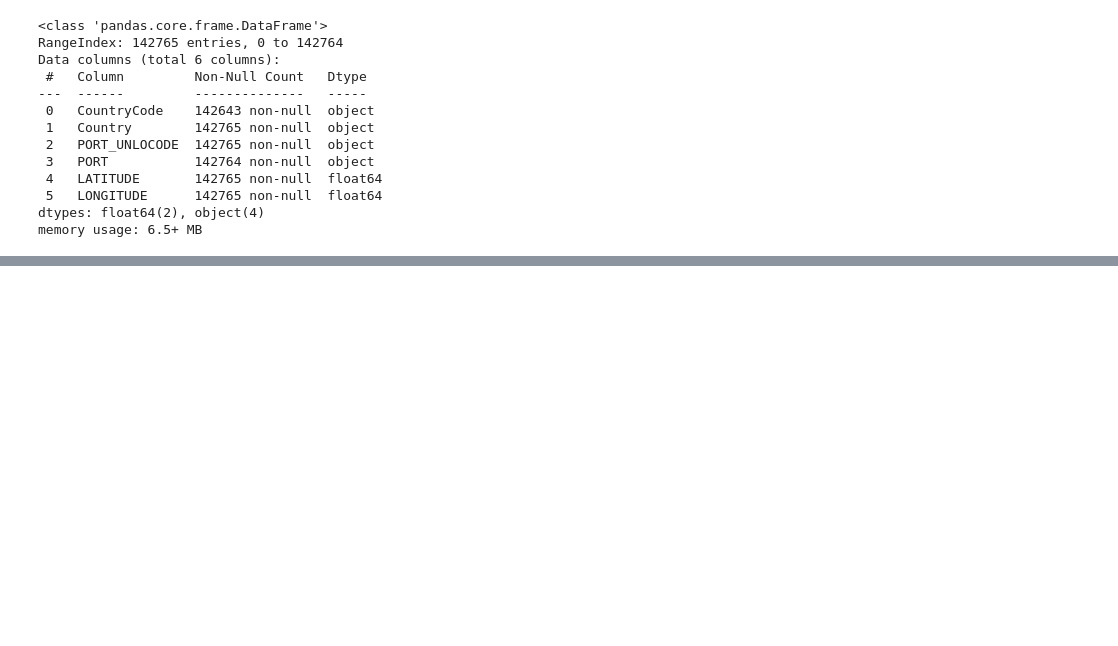
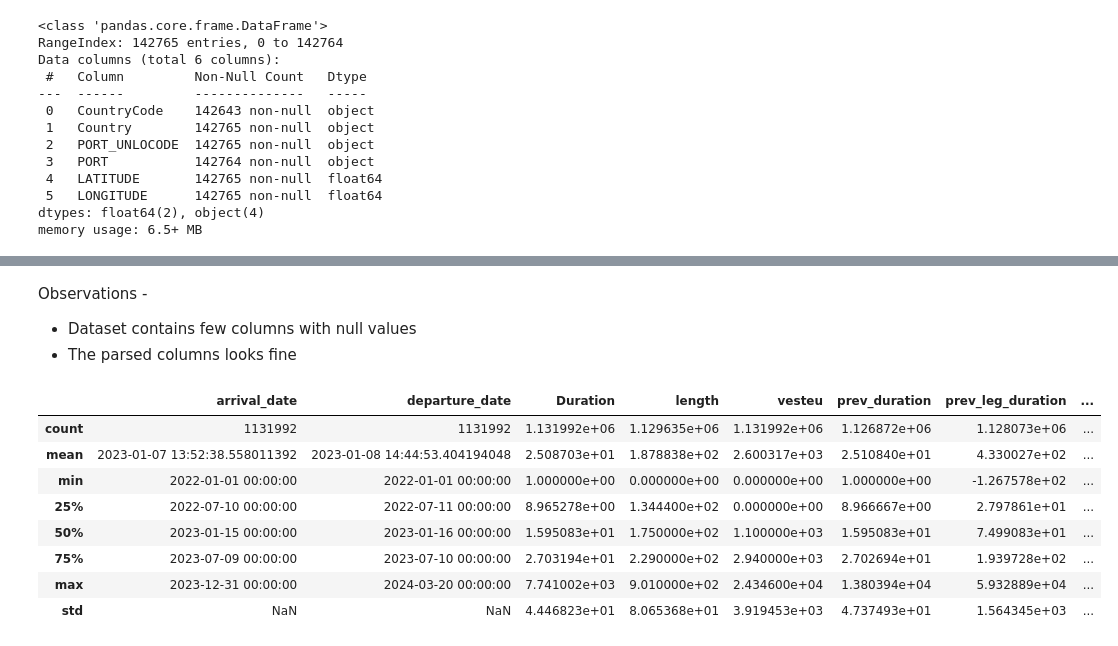
Before and after one commit to hargurjeet/Maersk, a Jupyter notebook: Solution_Notebook.ipynb, the cells around one changed output, grey strips where cells are left out. Saved outputs shown, nothing was run; the diff lists cells and outputs as text; code cells hidden in the pictures; blank space fills up the shorter version.

Commit message:
data prepared for EDA

```diff
--- a/Solution_Notebook.ipynb
+++ b/Solution_Notebook.ipynb
@@ -20,7 +20,11 @@ Repo.clone_from(repo_url, repo_dir)
 file_path  = "/content/Maersk/Vessel_journey_data.csv"
 date_cols = ['arrival_date', 'departure_date',
              'arrival_time', 'departure_time', 'prev_arrival_time', 'prev_departure_time', 'next_arrival_time']
+dtypes = {
+    'imo' : 'object',
+}
 
-vessel_data = pd.read_csv(file_path, parse_dates=date_cols)
+vessel_data = pd.read_csv(file_path, parse_dates=date_cols,dtype = dtypes)
 
+pd.set_option('display.max_columns', None)
 vessel_data.head(2)
@@ -111,0 +152,16 @@ vessel_geo_data.head()
+# %% [markdown]
+Observations -
+- Dataset contains few columns with null values
+- The parsed columns looks fine
+# %%
+vessel_data.describe()
+# %% [output]
+|  | arrival_date | departure_date | Duration | length | vesteu | prev_duration | prev_leg_duration | ... |
+| count | 1131992 | 1131992 | 1.131992e+06 | 1.129635e+06 | 1.131992e+06 | 1.126872e+06 | 1.128073e+06 | ... |
+| mean | 2023-01-07 13:52:38.558011392 | 2023-01-08 14:44:53.404194048 | 2.508703e+01 | 1.878838e+02 | 2.600317e+03 | 2.510840e+01 | 4.330027e+02 | ... |
+| min | 2022-01-01 00:00:00 | 2022-01-01 00:00:00 | 1.000000e+00 | 0.000000e+00 | 0.000000e+00 | 1.000000e+00 | -1.267578e+02 | ... |
+| 25% | 2022-07-10 00:00:00 | 2022-07-11 00:00:00 | 8.965278e+00 | 1.344400e+02 | 0.000000e+00 | 8.966667e+00 | 2.797861e+01 | ... |
+| 50% | 2023-01-15 00:00:00 | 2023-01-16 00:00:00 | 1.595083e+01 | 1.750000e+02 | 1.100000e+03 | 1.595083e+01 | 7.499083e+01 | ... |
+| 75% | 2023-07-09 00:00:00 | 2023-07-10 00:00:00 | 2.703194e+01 | 2.290000e+02 | 2.940000e+03 | 2.702694e+01 | 1.939728e+02 | ... |
+| max | 2023-12-31 00:00:00 | 2024-03-20 00:00:00 | 7.741002e+03 | 9.010000e+02 | 2.434600e+04 | 1.380394e+04 | 5.932889e+04 | ... |
+| std | NaN | NaN | 4.446823e+01 | 8.065368e+01 | 3.919453e+03 | 4.737493e+01 | 1.564345e+03 | ... |
```
Also changed, not shown: parts of 12 cells of this notebook.
